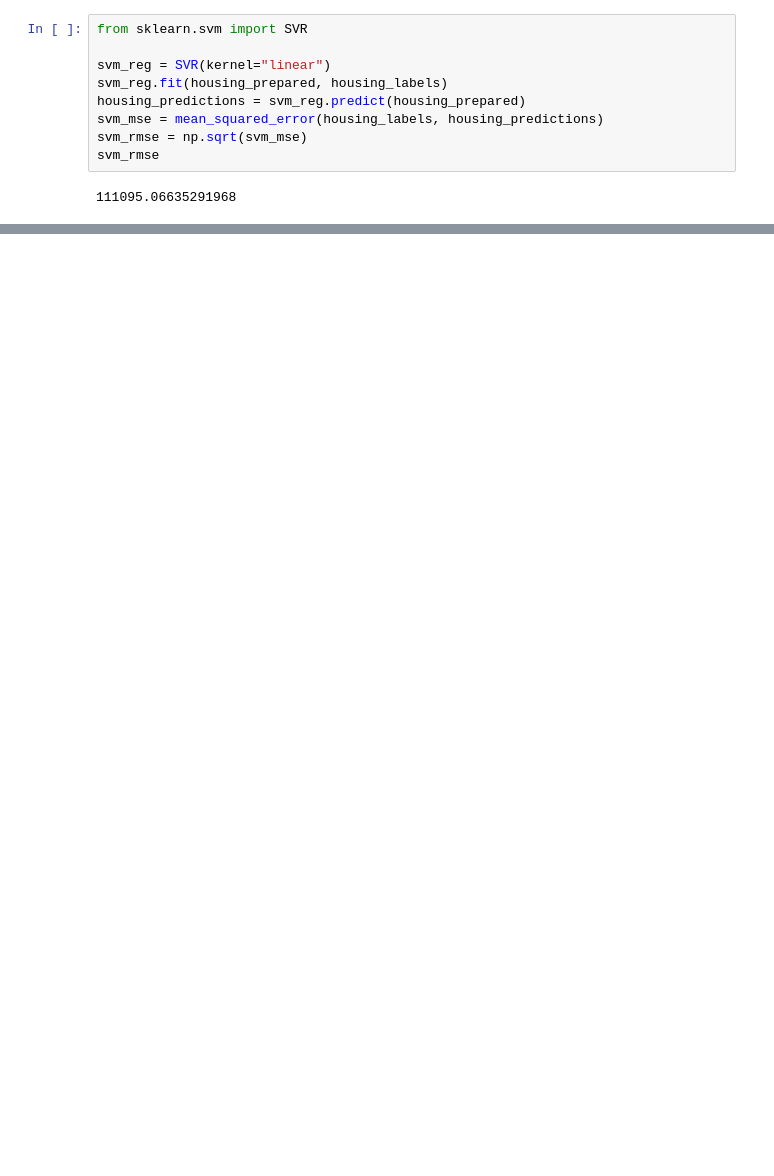
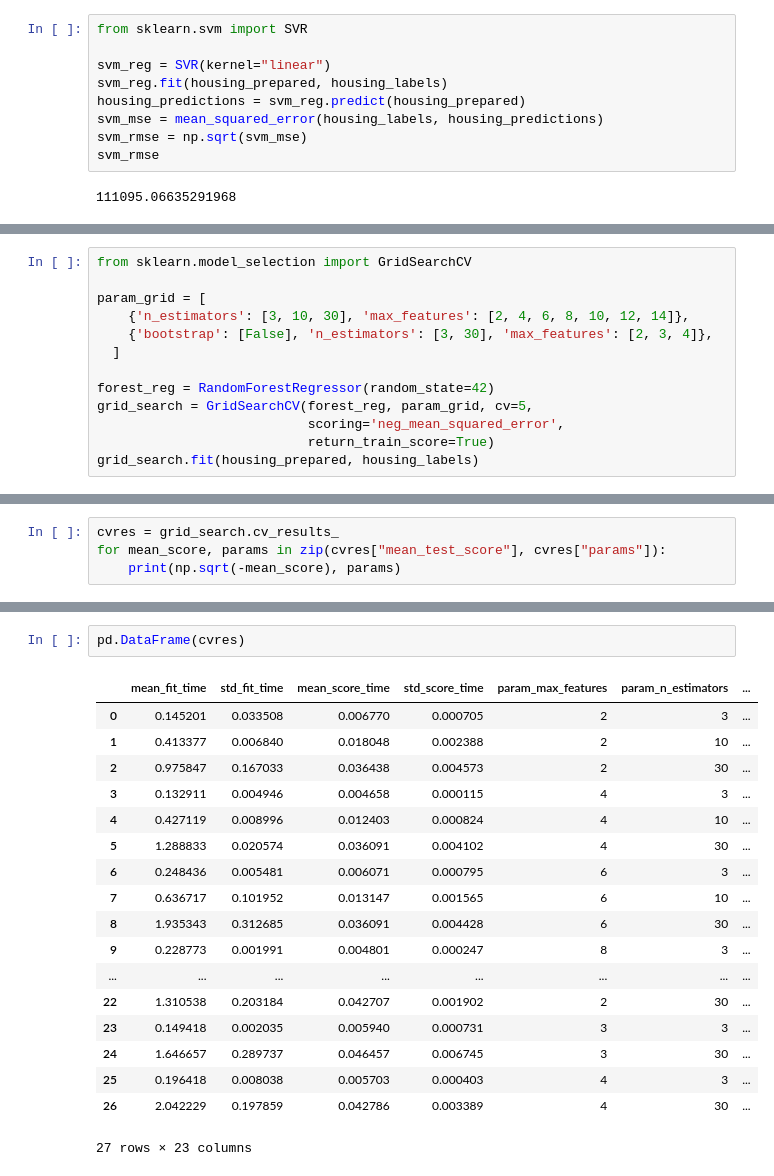
Before and after one commit to DmitryyIT/MachineLearining, a Jupyter notebook: california_housing_ml.ipynb, the cells around one changed output, grey strips where cells are left out. Saved outputs shown, nothing was run; the diff lists cells and outputs as text; blank space fills up the shorter version.

```diff
--- a/california_housing_ml.ipynb
+++ b/california_housing_ml.ipynb
@@ -863,0 +872,13 @@ svm_rmse
+# %%
+from sklearn.model_selection import GridSearchCV
+
+param_grid = [
+    {'n_estimators': [3, 10, 30], 'max_features': [2, 4, 6, 8, 10, 12, 14]},
+    {'bootstrap': [False], 'n_estimators': [3, 30], 'max_features': [2, 3, 4]},
+  ]
+
+forest_reg = RandomForestRegressor(random_state=42)
+grid_search = GridSearchCV(forest_reg, param_grid, cv=5,
+                           scoring='neg_mean_squared_error',
+                           return_train_score=True)
+grid_search.fit(housing_prepared, housing_labels)
@@ -863,0 +891,4 @@ svm_rmse
+# %%
+cvres = grid_search.cv_results_
+for mean_score, params in zip(cvres["mean_test_score"], cvres["params"]):
+    print(np.sqrt(-mean_score), params)
@@ -863,0 +913,21 @@ svm_rmse
+# %%
+pd.DataFrame(cvres)
+# %% [output]
+|  | mean_fit_time | std_fit_time | mean_score_time | std_score_time | param_max_features | param_n_estimators | ... |
+| 0 | 0.145201 | 0.033508 | 0.006770 | 0.000705 | 2 | 3 | ... |
+| 1 | 0.413377 | 0.006840 | 0.018048 | 0.002388 | 2 | 10 | ... |
+| 2 | 0.975847 | 0.167033 | 0.036438 | 0.004573 | 2 | 30 | ... |
+| 3 | 0.132911 | 0.004946 | 0.004658 | 0.000115 | 4 | 3 | ... |
+| 4 | 0.427119 | 0.008996 | 0.012403 | 0.000824 | 4 | 10 | ... |
+| 5 | 1.288833 | 0.020574 | 0.036091 | 0.004102 | 4 | 30 | ... |
+| 6 | 0.248436 | 0.005481 | 0.006071 | 0.000795 | 6 | 3 | ... |
+| 7 | 0.636717 | 0.101952 | 0.013147 | 0.001565 | 6 | 10 | ... |
+| 8 | 1.935343 | 0.312685 | 0.036091 | 0.004428 | 6 | 30 | ... |
+| 9 | 0.228773 | 0.001991 | 0.004801 | 0.000247 | 8 | 3 | ... |
+| ... | ... | ... | ... | ... | ... | ... | ... |
+| 22 | 1.310538 | 0.203184 | 0.042707 | 0.001902 | 2 | 30 | ... |
+| 23 | 0.149418 | 0.002035 | 0.005940 | 0.000731 | 3 | 3 | ... |
+| 24 | 1.646657 | 0.289737 | 0.046457 | 0.006745 | 3 | 30 | ... |
+| 25 | 0.196418 | 0.008038 | 0.005703 | 0.000403 | 4 | 3 | ... |
+| 26 | 2.042229 | 0.197859 | 0.042786 | 0.003389 | 4 | 30 | ... |
+27 rows × 23 columns
```
Also changed, not shown: parts of 9 cells of this notebook.
